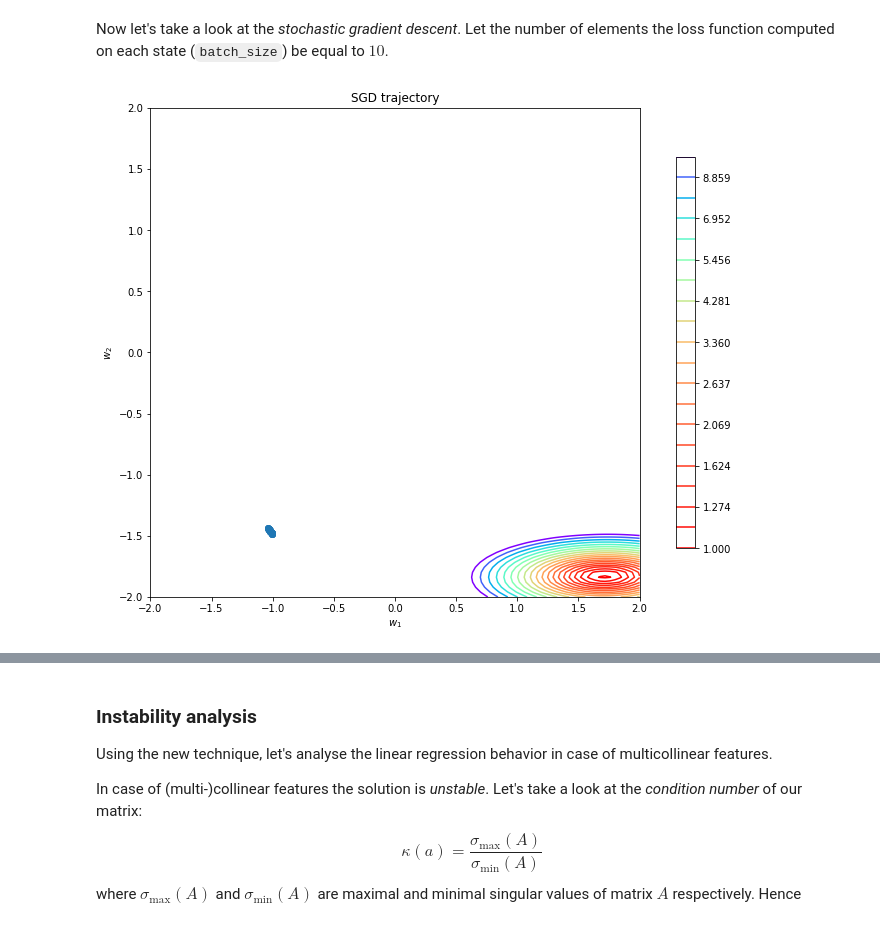
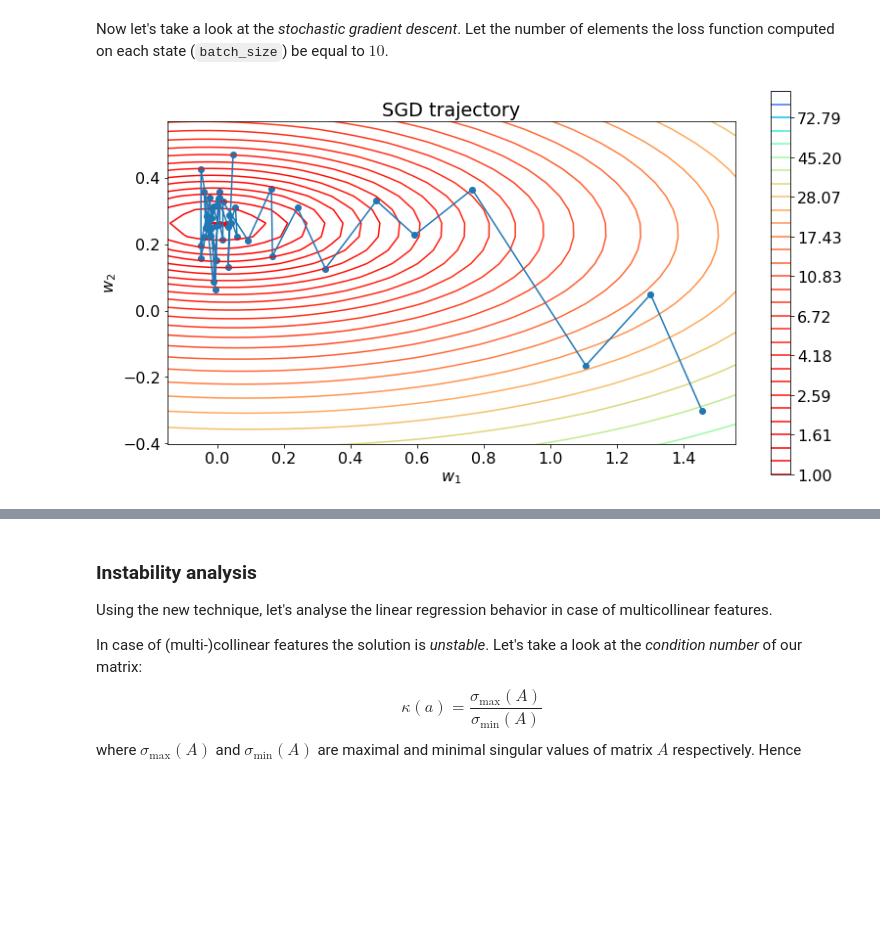
Before and after one commit to girafe-ai/ml-course, a Jupyter notebook: yet_another_week/linear_regression/week0_02_Linear_regression_and_SGD.ipynb, the cells around one changed output, grey strips where cells are left out. Cells and saved outputs as stored; diff of their text form; code cells hidden in the pictures; blank space fills up the shorter version.

```diff
--- a/yet_another_week/linear_regression/week0_02_Linear_regression_and_SGD.ipynb
+++ b/yet_another_week/linear_regression/week0_02_Linear_regression_and_SGD.ipynb
@@ -192,5 +180,6 @@ Y = X.dot(w_true) + np.random.normal(0, 1, n_objects)
 # %%
-w_0 = np.random.uniform(-2, 2, n_features)
+np.random.seed(random_seed)
+w_0 = np.random.uniform(-2, 2, n_features)-0.5
 w = w_0.copy()
 w_list = [w.copy()]
 step_size = 1e-2
@@ -246,7 +223,7 @@ The gradient vector is orthogonal to the ... . That's the reason why the optimiz
 # %%
 # compute level set
 A, B = np.meshgrid(np.linspace(-3, 3, 100), np.linspace(-3, 3, 100))
-A_mini, B_mini = np.meshgrid(np.linspace(-2, 3, 20), np.linspace(-2, 3, 27))
+A_mini, B_mini = np.meshgrid(np.linspace(-3, 3, 40), np.linspace(-3, 3, 40))
 
 levels = np.empty_like(A)
 for i in range(A.shape[0]):
@@ -256,7 +233,7 @@ for i in range(A.shape[0]):
 
 # visualize the level set
 plt.figure(figsize=(13, 9))
-CS = plt.contour(A, B, levels, levels=np.logspace(-1, 1.5, num=30), cmap=plt.cm.rainbow_r)
+CS = plt.contour(A, B, levels, levels=np.logspace(-1, 1.5, num=40), cmap=plt.cm.rainbow_r)
 CB = plt.colorbar(CS, shrink=0.8, extend='both')
 
 # visualize the gradients
@@ -271,7 +248,7 @@ plt.title('Antigradients demonstration')
 plt.xlabel(r'$w_1$')
 plt.ylabel(r'$w_2$')
 plt.xlim((w_true[0] - 1.5, w_true[0] + 1.5))
-plt.ylim((w_true[1] - .5, w_true[1] + .7))
+plt.ylim((w_true[1] - .5, w_true[1] + .5))
 plt.gca().set_aspect('equal')
 plt.show()
 # %% [output]
@@ -279,44 +256,45 @@ plt.show()
 # %% [markdown]
 Now let's take a look at the _stochastic gradient descent_. Let the number of elements the loss function computed on each state (`batch_size`) be equal to $10$.
 # %%
+np.random.seed(random_seed)
 batch_size = 10
 w = w_0.copy()
 w_history_list = [w.copy()]
-lr = 2e-5
+lr = 1e-2
 
 for i in range(num_steps):
-    sample = np.random.randint(n_objects, size=batch_size)
-    w -= 2 * lr * np.dot(X[sample].T, np.dot(X[sample], w) - Y[sample]) / batch_size
+    sample_indices = np.random.randint(n_objects, size=batch_size)
+    w -= 2 * lr * np.dot(X[sample_indices].T, np.dot(X[sample_indices], w) - Y[sample_indices]) / batch_size
     w_history_list.append(w.copy())
 w_history_list = np.array(w_history_list)
 # %%
 # compute level set
 A, B = np.meshgrid(np.linspace(-2, 2, 100), np.linspace(-2, 2, 100))
 
 levels = np.empty_like(A)
 for i in range(A.shape[0]):
     for j in range(A.shape[1]):
         w_tmp = np.array([A[i, j], B[i, j]])
         levels[i, j] = np.mean(np.power(np.dot(X, w_tmp) - Y, 2))
 
 
 plt.figure(figsize=(13, 9))
 plt.title('SGD trajectory')
 plt.xlabel(r'$w_1$')
 plt.ylabel(r'$w_2$')
-# plt.xlim((w_history_list[:, 0].min() - 0.1, w_history_list[:, 0].max() + 0.1))
-# plt.ylim((w_history_list[:, 1].min() - 0.1, w_history_list[:, 1].max() + 0.1))
+plt.xlim((w_history_list[:, 0].min() - 0.1, w_history_list[:, 0].max() + 0.1))
+plt.ylim((w_history_list[:, 1].min() - 0.1, w_history_list[:, 1].max() + 0.1))
 plt.gca().set_aspect('equal')
 
 # visualize the level set
-CS = plt.contour(A, B, levels, levels=np.logspace(0, 1, num=20), cmap=plt.cm.rainbow_r)
+CS = plt.contour(A, B, levels, levels=np.logspace(0, 2, num=30), cmap=plt.cm.rainbow_r)
 CB = plt.colorbar(CS, shrink=0.8, extend='both')
 
 # visualize trajectory
-# plt.scatter(w_true[0], w_true[1], c='r')
+plt.scatter(w_true[0], w_true[1], c='r')
 plt.scatter(w_history_list[:, 0], w_history_list[:, 1])
 plt.plot(w_history_list[:, 0], w_history_list[:, 1])
 
 plt.show()
 # %% [output]
-[figure, old version]
+[figure, new version]
```
Also changed, not shown: parts of 33 cells of this notebook.
